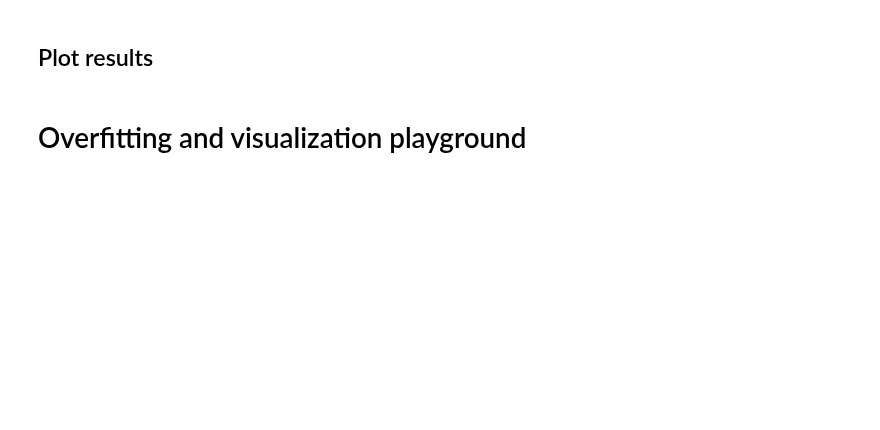
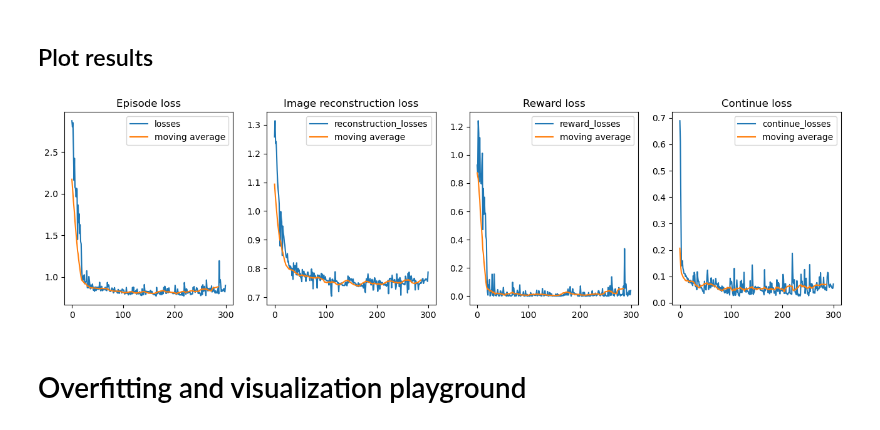
Before and after one commit to till2/self-driving-car, a Jupyter notebook: Dreamer.ipynb, the cells around one changed output. Cells and saved outputs as stored; diff of their text form; code cells hidden in the pictures; blank space fills up the shorter version.

```diff
--- a/Dreamer.ipynb
+++ b/Dreamer.ipynb
@@ -74,12 +74,25 @@ class RSSM(nn.Module):
 
         # predict the reward and continue flag
         reward_pred = rssm.reward_mlp(state)
-        continue_prob = F.sigmoid(rssm.continue_mlp(state)) # binary classification
+        continue_prob = torch.sigmoid(rssm.continue_mlp(state)) # binary classification
         continue_pred = bool(continue_prob > 0.5)
 
         x_reconstruction = rssm.vae.decode(h, z)
 
-        return h, reward_pred, continue_pred
+        return h, reward_pred, continue_prob, continue_pred, x_reconstruction
+
+    def calculate_loss(self,
+                       x_target, x_pred,
+                       reward_target, reward_pred,
+                       continue_target, continue_prob,
+                       z_prior, z_posterior):
+
+        image_loss = F.mse_loss(x_target, x_pred, reduction="mean")
+        reward_loss = F.mse_loss(reward_target.squeeze(), reward_pred.squeeze(), reduction="mean")
+        continue_loss = F.binary_cross_entropy(continue_prob.squeeze(), continue_target.squeeze())
+        loss = image_loss + reward_loss + continue_loss
+
+        return loss, image_loss, reward_loss, continue_loss
 
     # def info(self):
     # - look at VAE.info()
@@ -199,43 +234,59 @@ KeyboardInterrupt:
 # %% [markdown]
 ## Plot results
 # %%
-rolling_length = max(1, int(len(vae_losses)/20))
+rolling_length = max(1, int(len(losses)/20))
 
-fig, axs = plt.subplots(ncols=3, figsize=(12, 5))
+fig, axs = plt.subplots(ncols=4, figsize=(4*4, 4))
 
-axs[0].set_title("Sequential VAE Loss")
-vae_losses_moving_average = (
+# Episode loss
+axs[0].set_title("Episode loss")
+losses_moving_average = (
     np.convolve(
-        np.array(vae_losses).flatten(), np.ones(rolling_length), mode="valid"
+        np.array(losses).flatten(), np.ones(rolling_length), mode="valid"
     )
     / rolling_length
 )
-axs[0].plot(range(len(vae_losses)), vae_losses, label="vae_loss")
-axs[0].plot(range(len(vae_losses_moving_average)), vae_losses_moving_average, label="moving average")
+axs[0].plot(range(len(losses)), losses, label="losses")
+axs[0].plot(range(len(losses_moving_average)), losses_moving_average, label="moving average")
 axs[0].legend(loc="upper right")
 
-
-axs[1].set_title("Reconstruction Loss")
-reconstruction_losses_moving_average = (
+# Image reconstruction loss
+axs[1].set_title("Image reconstruction loss")
+image_losses_moving_average = (
     np.convolve(
-        np.array(reconstruction_losses).flatten(), np.ones(rolling_length), mode="valid"
+        np.array(image_losses).flatten(), np.ones(rolling_length), mode="valid"
     )
     / rolling_length
 )
-axs[1].plot(range(len(reconstruction_losses)), reconstruction_losses, label="reconstruction_losses")
-axs[1].plot(range(len(reconstruction_losses_moving_average)), reconstruction_losses_moving_average, label="moving average")
+axs[1].plot(range(len(image_losses)), image_losses, label="reconstruction_losses")
+axs[1].plot(range(len(image_losses_moving_average)), image_losses_moving_average, label="moving average")
 axs[1].legend(loc="upper right")
 
-axs[2].set_title("Weighted Entropy Loss")
-entropy_losses_moving_average = (
+# Reward loss
+axs[2].set_title("Reward loss")
+reward_losses_moving_average = (
     np.convolve(
-        np.array(entropy_losses).flatten(), np.ones(rolling_length), mode="valid"
+        np.array(reward_losses).flatten(), np.ones(rolling_length), mode="valid"
     )
     / rolling_length
 )
-axs[2].plot(range(len(entropy_losses)), entropy_losses, label="entropy_losses")
-axs[2].plot(range(len(entropy_losses_moving_average)), entropy_losses_moving_average, label="moving average")
+axs[2].plot(range(len(reward_losses)), reward_losses, label="reward_losses")
+axs[2].plot(range(len(reward_losses_moving_average)), reward_losses_moving_average, label="moving average")
 axs[2].legend(loc="upper right");
+
+# Continue loss
+axs[3].set_title("Continue loss")
+continue_losses_moving_average = (
+    np.convolve(
+        np.array(continue_losses).flatten(), np.ones(rolling_length), mode="valid"
+    )
+    / rolling_length
+)
+axs[3].plot(range(len(continue_losses)), continue_losses, label="continue_losses")
+axs[3].plot(range(len(continue_losses_moving_average)), continue_losses_moving_average, label="moving average")
+axs[3].legend(loc="upper right");
+# %% [output]
+[figure, added]
 # %% [markdown]
 # Overfitting and visualization playground
 # %%
```
Also changed, not shown: parts of 4 cells of this notebook, 4 other files.
